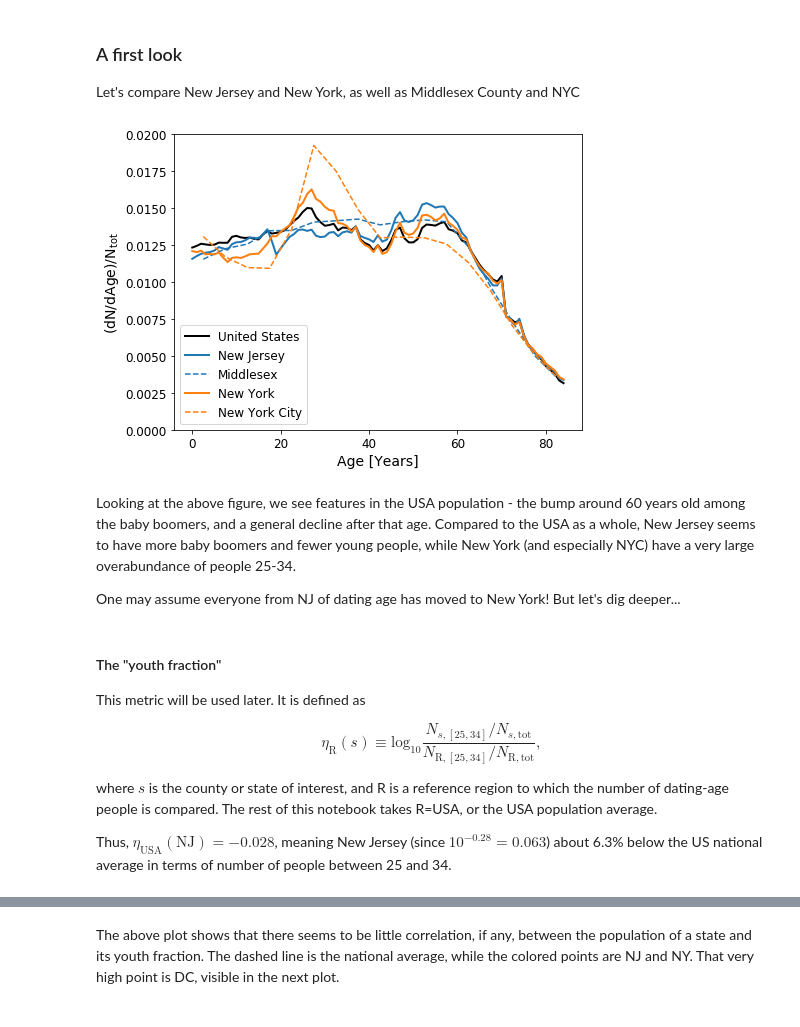
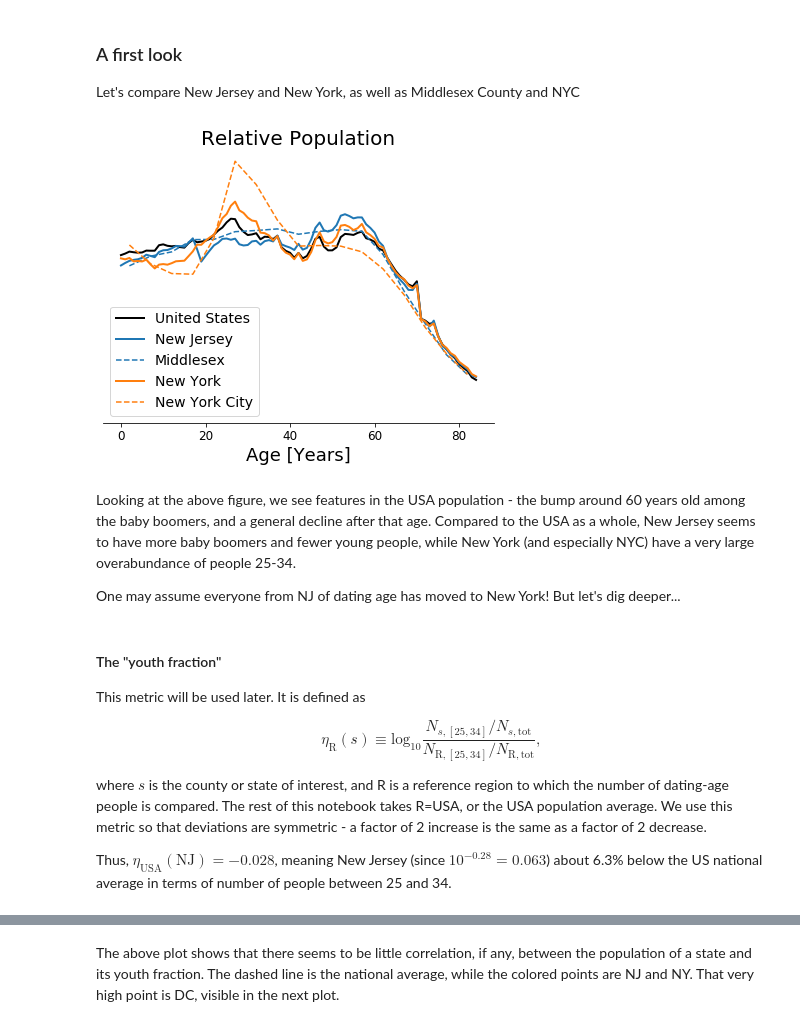
Before and after one commit to emapple/young-people, a Jupyter notebook: Young People.ipynb, the cells around one changed output, grey strips where cells are left out. Cells and saved outputs as stored; diff of their text form; code cells hidden in the pictures.

Commit message:
attempt at cleaning up years-old code

```diff
--- a/Young People.ipynb
+++ b/Young People.ipynb
@@ -18,6 +22,18 @@ import scipy.stats as ss
 %matplotlib inline
 # %% [markdown]
 ### Functions for reading in data
+# %%
+def keep_col(name, sex='sex0'):
+    """small function to decide which of the numerous columns to keep"""
+    if (name.startswith('est72017')  # 2017 estimate
+        and '999' not in name  # don't need totals, just by age
+        and 'medage' not in name  # don't need median age
+        and 'plus' not in name
+        and not name.endswith('r')
+        and sex in name):  # only want well-defined bins so we can normalize
+        return True
+    else:
+        return False
 # %%
 def read_county_data(filename, sex='sex0', clean=True, **kwargs):
     """Read in census data for county by county and filter out age data.
@@ -41,6 +85,6 @@ def read_county_data(filename, sex='sex0', clean=True, **kwargs):
 # %%
 def clean_county(df):
-    """Remove 'County, [State Name]' from index'"""
+    """Remove state in 'County, [State Name]' from index'"""
     df.index = [' '.join(county.split(',')[0].split()[:-1]) for county in df.index]
     return df.index
 # %%
@@ -109,12 +160,10 @@ ny.loc['NYC'] = ny.loc[[x for x in ['Kings', 'Queens', 'Richmond', 'New York', '
 # %%
 df = pd.read_csv('PEP_2017_PEPSYASEX_with_ann.csv', skiprows=[1], index_col='GEO.display-label')
 
-cols =[col for col in df.columns if
-       (col.startswith('est72017') and '999' not in col and 'medage' not in col and 'plus' not in col)]
+cols = [col for col in df.columns if
+        keep_col(col, 'sex0')]
 
-allpeople = df[[col for col in cols if 'sex0' in col]]
-men = df[[col for col in cols if 'sex1' in col]] # I don't use these now but could later on
-women = df[[col for col in cols if 'sex2' in col]] # I don't use these now but could later on
+allpeople = df.loc[:, cols]
 
 # modifying column names
 all_years = np.arange(0, 85, 1)
@@ -126,28 +175,31 @@ Let's compare New Jersey and New York, as well as Middlesex County and NYC
 # %%
 fig, ax = plt.subplots(1, 1)
 fig.set_size_inches(7, 5)
-ax.plot(all_years, allpeople.loc['United States'].values/allpeople.loc['United States'].sum(),
+ax.plot(all_years, allpeople.loc['United States'] / allpeople.loc['United States'].sum(),
        label='United States', color='k', lw=2)
-ax.plot(all_years, allpeople.loc['New Jersey'].values/allpeople.loc['New Jersey'].sum(),
+ax.plot(all_years, allpeople.loc['New Jersey'] / allpeople.loc['New Jersey'].sum(),
        label='New Jersey', lw=2)
-ax.plot(nj.columns, nj.loc['Middlesex'].values/5/nj.loc['Middlesex'].sum(),
+# divide by 5 because bins are 5 years instead of 1
+ax.plot(nj.columns, nj.loc['Middlesex'] / 5 / nj.loc['Middlesex'].sum(),
        label='Middlesex', color='C0', ls='--')
-ax.plot(all_years, allpeople.loc['New York'].values/allpeople.loc['New York'].sum(),
+ax.plot(all_years, allpeople.loc['New York'] / allpeople.loc['New York'].sum(),
        label='New York', lw=2)
-ax.plot(ny.columns, ny.loc['NYC'].values/5/ny.loc['NYC'].sum(),
+ax.plot(ny.columns, ny.loc['NYC'] / 5 / ny.loc['NYC'].sum(),
        label='New York City', color='C1', ls='--')
-# ax.plot(il.columns, il.loc['Cook'].values/5/il.loc['Cook'].sum(),
+# ax.plot(il.columns, il.loc['Cook'] / 5 / il.loc['Cook'].sum(),
 #        label='Cook County', ls='--')
-ax.set_ylabel('(dN/d$\mathrm{Age}$)/N$_\mathrm{tot}$', fontsize=14)
-ax.set_xlabel('Age [Years]', fontsize=14)
-ax.legend(loc='lower left', fontsize=12)
+ax.set_xlabel('Age [Years]', fontsize=18)
+ax.legend(loc='lower left', fontsize=14)
 ax.set_ylim([0, 0.02])
 ax.tick_params(labelsize=12)
-fig.tight_layout()
+ax.tick_params('y', labelleft=False, left=False)
+ax.set_title('Relative Population', fontsize=20)
+for pos in ['left', 'right', 'top']:
+    ax.spines[pos].set_visible(False)
 
 # fig.savefig('figures/total_pop_with_NJ_NY_NYC.png', dpi=300)
 # %% [output]
-[figure, old version]
+[figure, new version]
 # %% [markdown]
 Looking at the above figure, we see features in the USA population - the bump around 60 years old among the baby boomers, and a general decline after that age. Compared to the USA as a whole, New Jersey seems to have more baby boomers and fewer young people, while New York (and especially NYC) have a very large overabundance of people 25-34.
 
@@ -161,7 +213,7 @@ This metric will be used later. It is defined as
 \eta_\mathrm{R}(s)\equiv\mathrm{log}_{10}\frac{N_{s,[25,34]}/N_{s,\mathrm{tot}}}{N_{\mathrm{R},[25,34]}/N_\mathrm{R,tot}},
 \end{equation}
 
-where $s$ is the county or state of interest, and R is a reference region to which the number of dating-age people is compared. The rest of this notebook takes R=USA, or the USA population average.
+where $s$ is the county or state of interest, and R is a reference region to which the number of dating-age people is compared. The rest of this notebook takes R=USA, or the USA population average. We use this metric so that deviations are symmetric - a factor of 2 increase is the same as a factor of 2 decrease.
 
 Thus, $\eta_\mathrm{USA}(\mathrm{NJ})=-0.028$, meaning New Jersey (since $10^{-0.28}=0.063$) about 6.3% below the US national average in terms of number of people between 25 and 34.
 # %%
```
Also changed, not shown: parts of 16 cells of this notebook.
